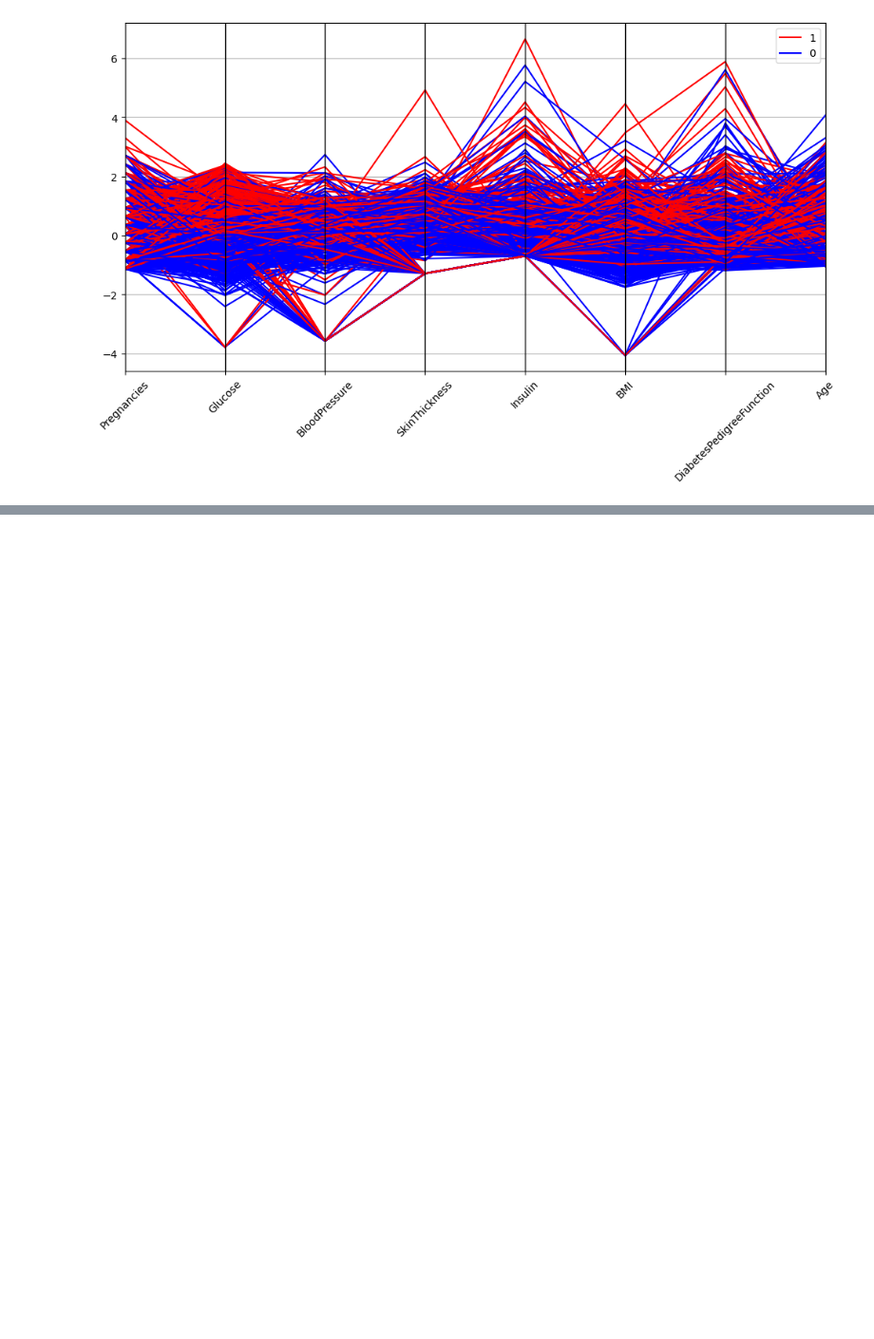
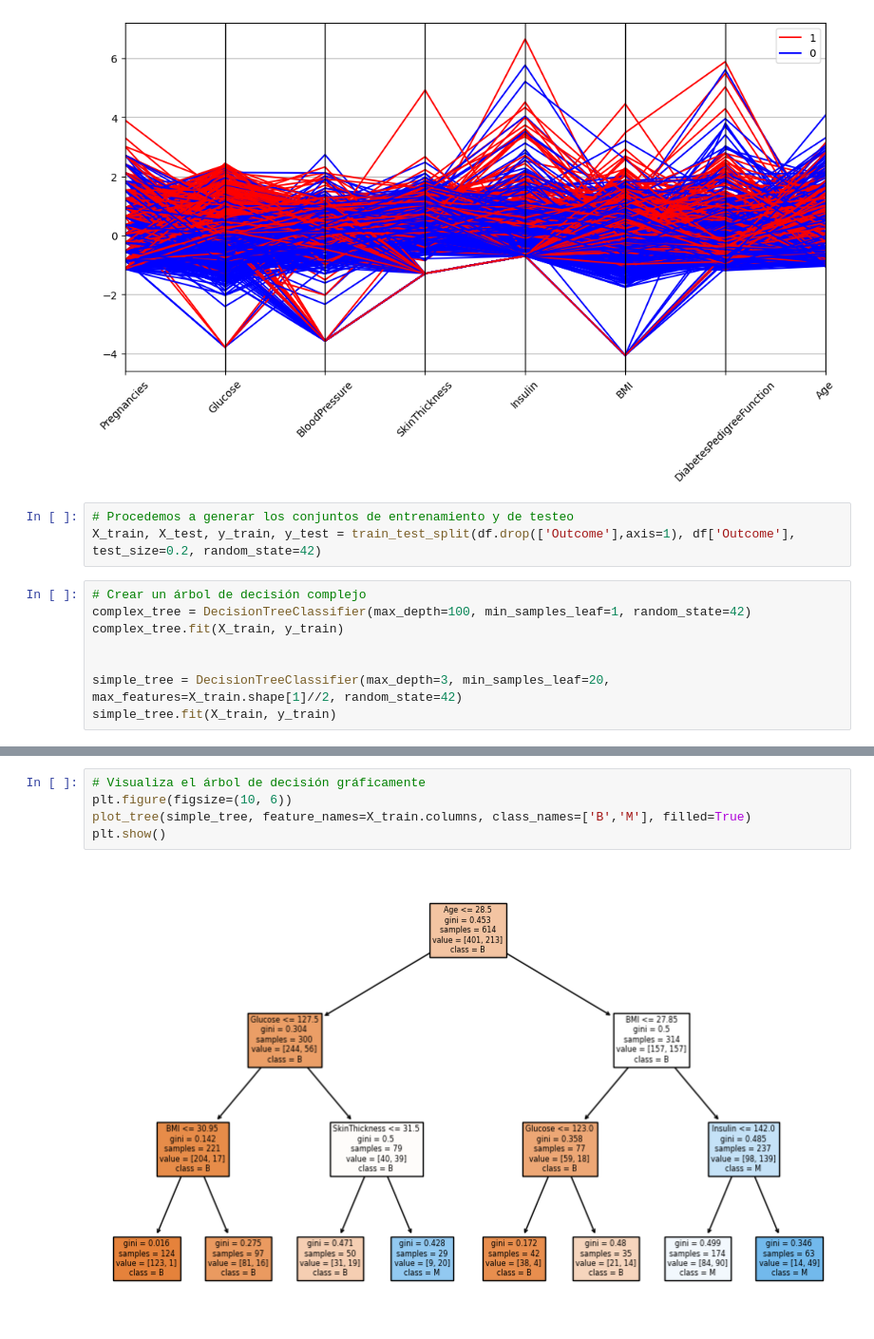
Before and after one commit to 4GeeksAcademy/arbolitos-decision, a Jupyter notebook: src/explore.ipynb, the cells around one changed output, grey strips where cells are left out. Shown: that part at 95% size. Cells and saved outputs as stored; diff of their text form; blank space fills up the shorter version.

```diff
--- a/src/explore.ipynb
+++ b/src/explore.ipynb
@@ -56,3 +56,14 @@ plt.xticks(rotation=45)
 plt.show()
 # %% [output]
 [figure]
+# %%
+# Procedemos a generar los conjuntos de entrenamiento y de testeo
+X_train, X_test, y_train, y_test = train_test_split(df.drop(['Outcome'],axis=1), df['Outcome'], test_size=0.2, random_state=42)
+# %%
+# Crear un árbol de decisión complejo
+complex_tree = DecisionTreeClassifier(max_depth=100, min_samples_leaf=1, random_state=42)
+complex_tree.fit(X_train, y_train)
+
+
+simple_tree = DecisionTreeClassifier(max_depth=3, min_samples_leaf=20, max_features=X_train.shape[1]//2, random_state=42)
+simple_tree.fit(X_train, y_train)
@@ -58,0 +166,7 @@ plt.show()
+# %%
+# Visualiza el árbol de decisión gráficamente
+plt.figure(figsize=(10, 6))
+plot_tree(simple_tree, feature_names=X_train.columns, class_names=['B','M'], filled=True)
+plt.show()
+# %% [output]
+[figure, added]
```
Also changed, not shown: parts of 14 cells of this notebook.
